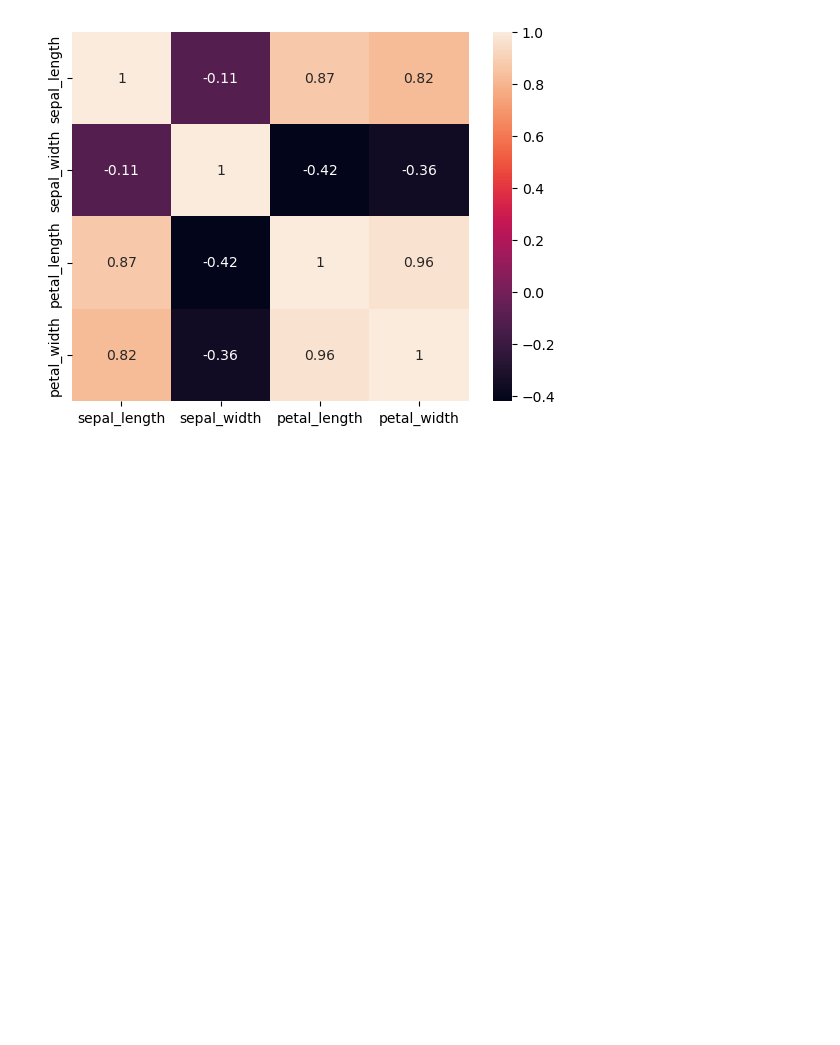
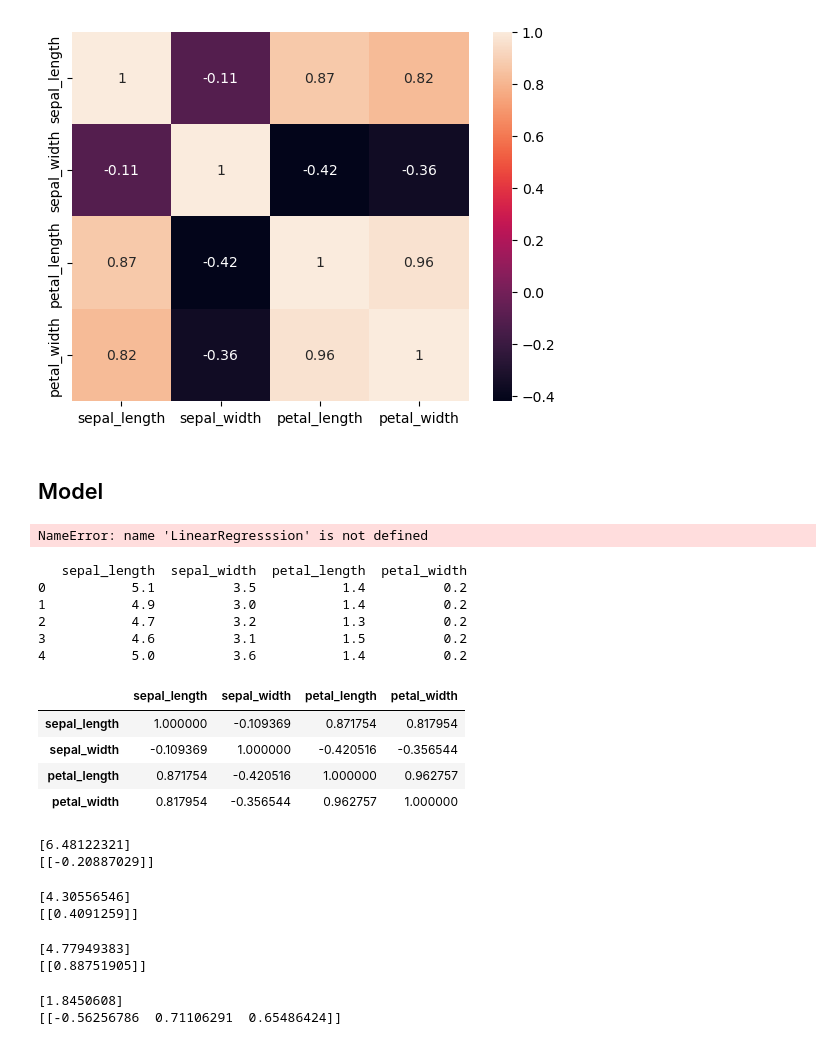
Before and after one commit to SreeVatt/Orinson_Internship, a Jupyter notebook: Task 1/Task 1.ipynb, the cells around one changed output. Drawn from its saved outputs; the diff is of its cells as text; code cells hidden in the pictures; blank space fills up the shorter version.

Commit message:
Adding Linear Regression

```diff
--- a/Task 1/Task 1.ipynb
+++ b/Task 1/Task 1.ipynb
@@ -198,3 +178,5 @@ sns.heatmap(data.select_dtypes(include=['number']).corr(method='pearson').drop(
 plt.show()
 # %% [output]
 [figure]
+# %% [markdown]
+## Model
@@ -200,0 +186,5 @@ plt.show()
+# %%
+lr=LinearRegresssion()
+model=
+# %% [output]
+NameError: name 'LinearRegresssion' is not defined
@@ -200,0 +193,66 @@ plt.show()
+# %%
+print(X.head())
+# %% [output]
+   sepal_length  sepal_width  petal_length  petal_width
+0           5.1          3.5           1.4          0.2
+1           4.9          3.0           1.4          0.2
+2           4.7          3.2           1.3          0.2
+3           4.6          3.1           1.5          0.2
+4           5.0          3.6           1.4          0.2
+# %%
+data.corr()
+# %% [output]
+|  | sepal_length | sepal_width | petal_length | petal_width |
+| sepal_length | 1.000000 | -0.109369 | 0.871754 | 0.817954 |
+| sepal_width | -0.109369 | 1.000000 | -0.420516 | -0.356544 |
+| petal_length | 0.871754 | -0.420516 | 1.000000 | 0.962757 |
+| petal_width | 0.817954 | -0.356544 | 0.962757 | 1.000000 |
+# %%
+input_cols = ['sepal_width']
+output_variable = ['sepal_length']
+X = data[input_cols]
+Y = data[output_variable]
+linreg = LinearRegression()
+linreg.fit(X,Y)
+print (linreg.intercept_)
+print (linreg.coef_)
+# %% [output]
+[6.48122321]
+[[-0.20887029]]
+# %%
+input_cols = ['petal_length']
+output_variable = ['sepal_length']
+X = data[input_cols]
+Y = data[output_variable]
+
+linreg = LinearRegression()
+linreg.fit(X,Y)
+print (linreg.intercept_)
+print (linreg.coef_)
+# %% [output]
+[4.30556546]
+[[0.4091259]]
+# %%
+input_cols = ['petal_width']
+output_variable = ['sepal_length']
+X =data[input_cols]
+Y = data[output_variable]
+linreg = LinearRegression()
+linreg.fit(X,Y)
+print (linreg.intercept_)
+print (linreg.coef_)
+# %% [output]
+[4.77949383]
+[[0.88751905]]
+# %%
+input_cols = ['petal_width','petal_length','sepal_width']
+output_variable = ['sepal_length']
+X =data[input_cols]
+Y = data[output_variable]
+linreg = LinearRegression()
+linreg.fit(X,Y)
+print (linreg.intercept_)
+print (linreg.coef_)
+# %% [output]
+[1.8450608]
+[[-0.56256786  0.71106291  0.65486424]]
```
Also changed, not shown: parts of 10 cells of this notebook.
